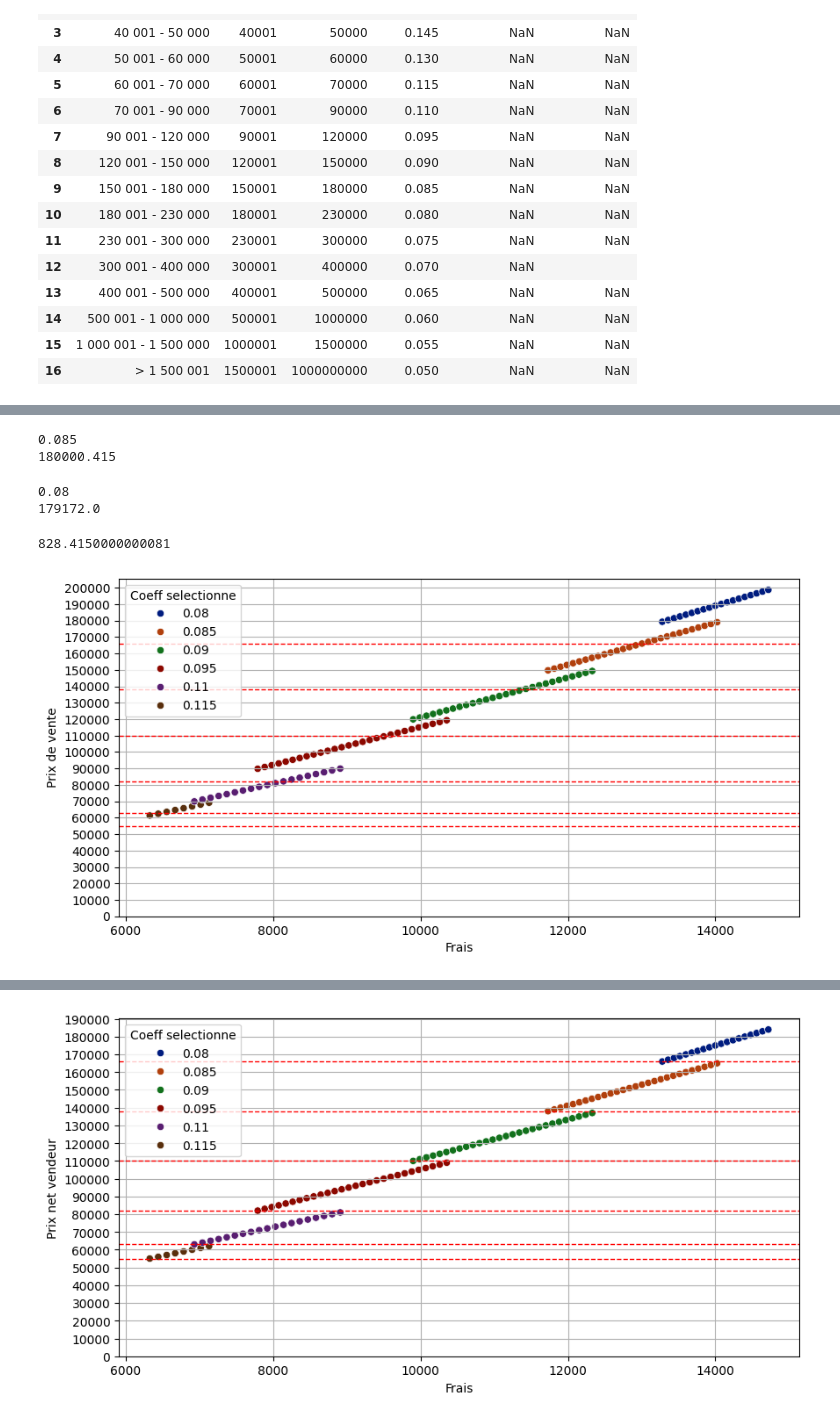
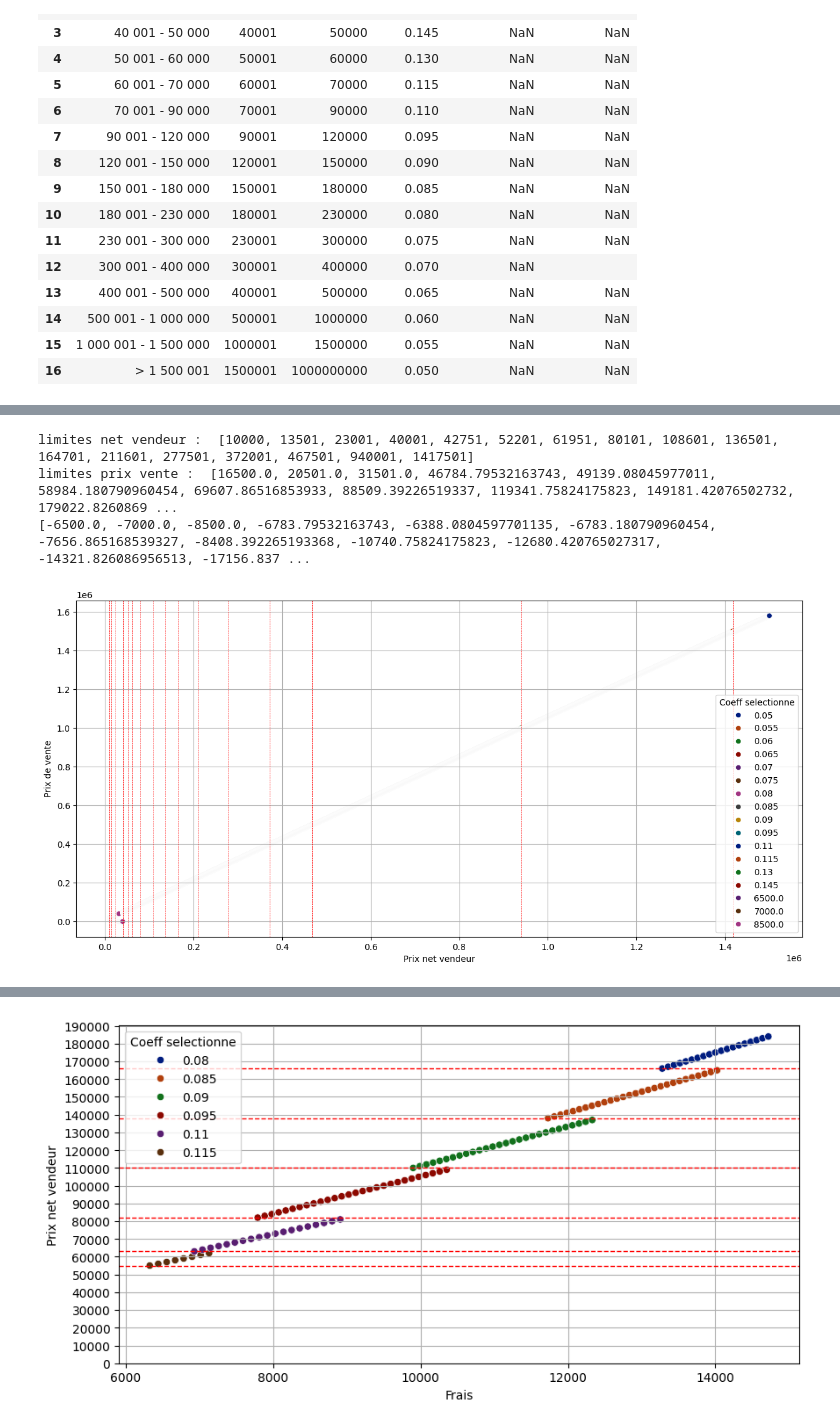
Before and after one commit to Remybrds/net_vend, a Jupyter notebook: Algo.ipynb, the cells around one changed output, grey strips where cells are left out. Saved outputs shown, nothing was run; the diff lists cells and outputs as text; code cells hidden in the pictures.

```diff
--- a/Algo.ipynb
+++ b/Algo.ipynb
@@ -194,29 +180,22 @@ sns.scatterplot(df_analyse, x= 'Prix net vendeur' , y = 'Prix de vente', hue= 'C
-# %%
-print(prix_nv(165899)[0])
-print(prix_nv(165899)[1])
-# %% [output]
-0.085
-180000.415
-# %%
-print(prix_nv(165900)[0])
-print(prix_nv(165900)[1])
-# %% [output]
-0.08
-179172.0
-# %%
-print((prix_nv(165899)[1]) - (prix_nv(165900)[1]))
-# %% [output]
-828.4150000000081
-# %%
-import numpy as np
-
-
-
-plt.figure(figsize=(10,5))
-sns.scatterplot(df_analyse, x= 'Frais' , y = 'Prix de vente', hue= 'Coeff selectionne', palette='dark' )
-for seuil_n in coeff_lim_lst_n:
-    plt.axhline(y=seuil_n, color='red', linestyle='--', linewidth=1)
-plt.yticks(np.arange(0, df_analyse['Prix de vente'].max() + 10000, 10000))
-plt.grid(True)
-# %% [output]
-[figure, removed]
+# %%
+plt.figure(figsize=(15,7))
+for seuil_n in coeff_lim_lst_n:
+    plt.axvline(x=seuil_n, color='red', linestyle='--', linewidth=.5)
+#for seuil_v in coeff_lim_lst_v:
+    #plt.axhline(y=seuil_v, color='red', linestyle='--', linewidth=1)
+sns.scatterplot(df_analyse, x= 'Prix net vendeur' , y = 'Prix de vente', hue= 'Coeff selectionne', palette='dark' )
+#plt.xlim(70000, 85000)
+#plt.ylim(40000, 100_000)
+plt.grid(True)
+
+print(f"limites net vendeur : ",coeff_lim_lst_n)
+print("limites prix vente : ", coeff_lim_lst_v)
+
+diff_lst = [a - b for a, b in zip(coeff_lim_lst_n, coeff_lim_lst_v)]
+
+print(diff_lst)
+# %% [output]
+limites net vendeur :  [10000, 13501, 23001, 40001, 42751, 52201, 61951, 80101, 108601, 136501, 164701, 211601, 277501, 372001, 467501, 940001, 1417501]
+limites prix vente :  [16500.0, 20501.0, 31501.0, 46784.79532163743, 49139.08045977011, 58984.180790960454, 69607.86516853933, 88509.39226519337, 119341.75824175823, 149181.42076502732, 179022.8260869 ...
+[-6500.0, -7000.0, -8500.0, -6783.79532163743, -6388.0804597701135, -6783.180790960454, -7656.865168539327, -8408.392265193368, -10740.75824175823, -12680.420765027317, -14321.826086956513, -17156.837 ...
+[figure, added]
```
Also changed, not shown: parts of 14 cells of this notebook, 5 other files.
